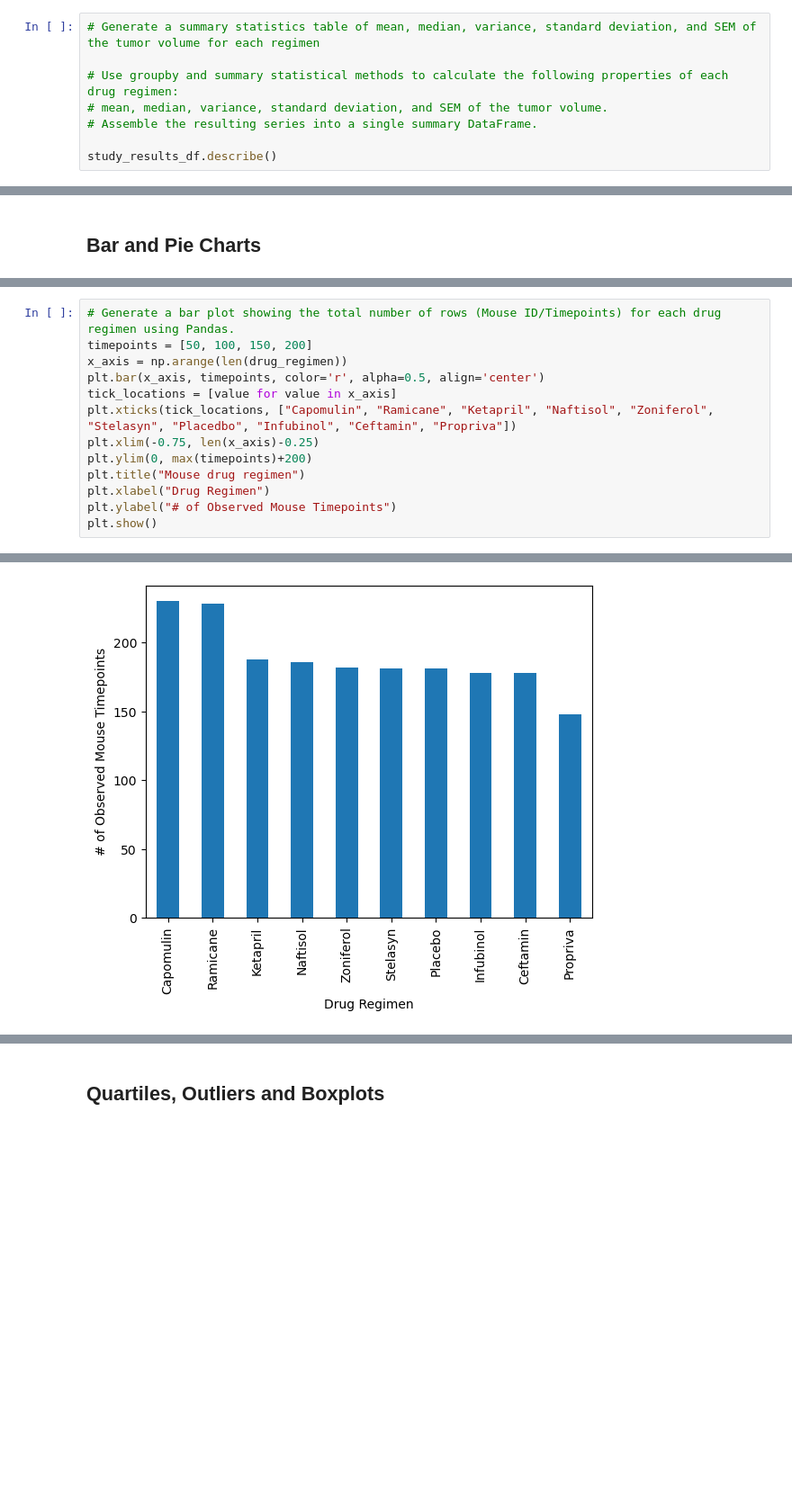
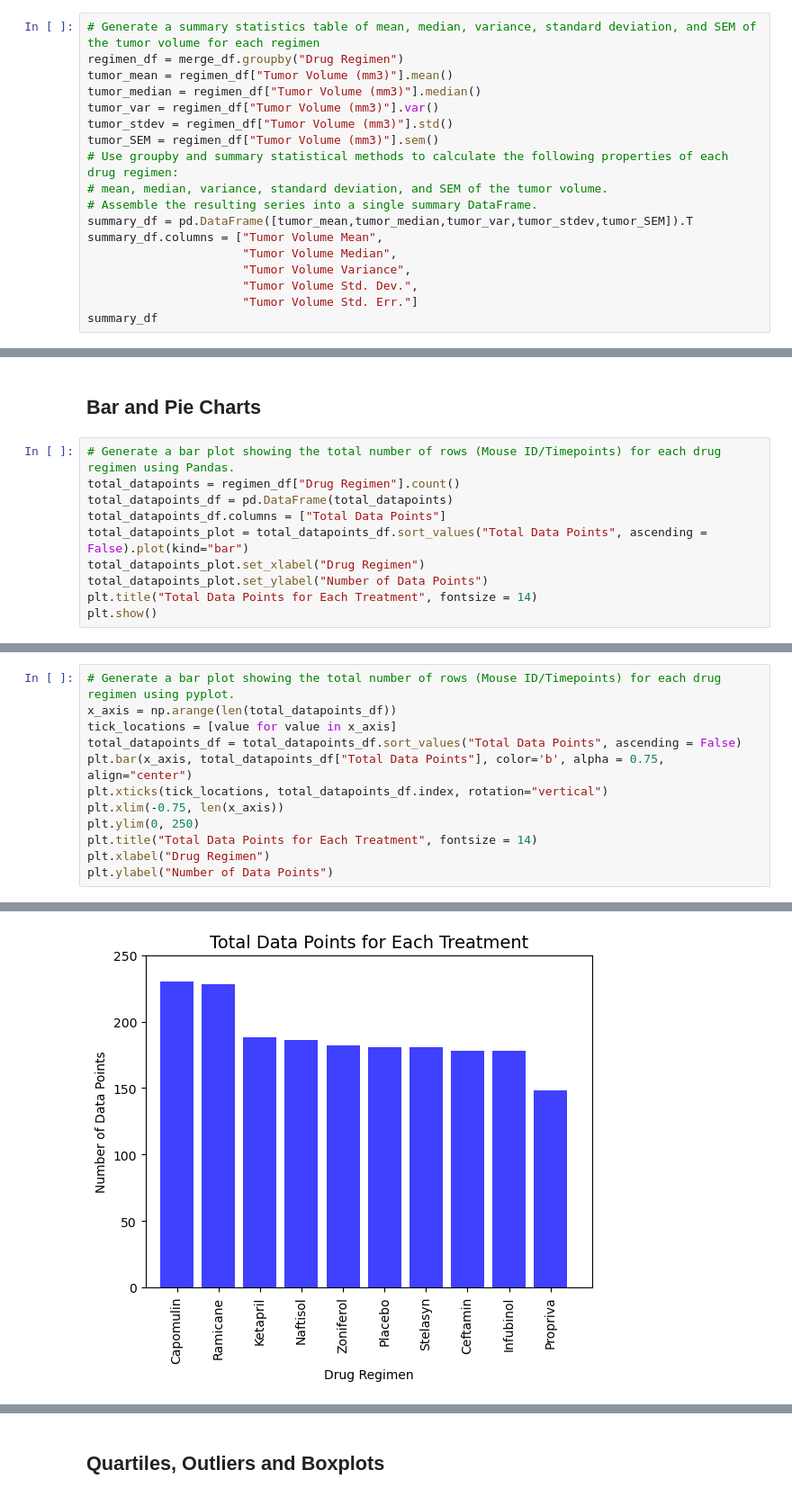
Before and after one commit to Angye212001/MatPlotLib-Mod-5, a Jupyter notebook: pymaceuticals_starter.ipynb, the cells around one changed output, grey strips where cells are left out. Shown at 90% size. Saved outputs shown, nothing was run; the diff lists cells and outputs as text; blank space fills up the shorter version.

```diff
--- a/pymaceuticals_starter.ipynb
+++ b/pymaceuticals_starter.ipynb
@@ -85,10 +77,20 @@ total
 ## Summary Statistics
 # %%
 # Generate a summary statistics table of mean, median, variance, standard deviation, and SEM of the tumor volume for each regimen
-
+regimen_df = merge_df.groupby("Drug Regimen")
+tumor_mean = regimen_df["Tumor Volume (mm3)"].mean()
+tumor_median = regimen_df["Tumor Volume (mm3)"].median()
+tumor_var = regimen_df["Tumor Volume (mm3)"].var()
+tumor_stdev = regimen_df["Tumor Volume (mm3)"].std()
+tumor_SEM = regimen_df["Tumor Volume (mm3)"].sem()
 # Use groupby and summary statistical methods to calculate the following properties of each drug regimen:
 # mean, median, variance, standard deviation, and SEM of the tumor volume.
 # Assemble the resulting series into a single summary DataFrame.
-
-study_results_df.describe()
+summary_df = pd.DataFrame([tumor_mean,tumor_median,tumor_var,tumor_stdev,tumor_SEM]).T
+summary_df.columns = ["Tumor Volume Mean",
+                      "Tumor Volume Median",
+                      "Tumor Volume Variance",
+                      "Tumor Volume Std. Dev.",
+                      "Tumor Volume Std. Err."]
+summary_df
 # %% [output]
@@ -125,3 +128,13 @@ study_results_df.describe()
 | Zoniferol | 53.236507 | 51.818479 | 48.533355 | 6.966589 | 0.516398 |
 # %% [markdown]
 ## Bar and Pie Charts
+# %%
+# Generate a bar plot showing the total number of rows (Mouse ID/Timepoints) for each drug regimen using Pandas.
+total_datapoints = regimen_df["Drug Regimen"].count()
+total_datapoints_df = pd.DataFrame(total_datapoints)
+total_datapoints_df.columns = ["Total Data Points"]
+total_datapoints_plot = total_datapoints_df.sort_values("Total Data Points", ascending = False).plot(kind="bar")
+total_datapoints_plot.set_xlabel("Drug Regimen")
+total_datapoints_plot.set_ylabel("Number of Data Points")
+plt.title("Total Data Points for Each Treatment", fontsize = 14)
+plt.show()
@@ -128,14 +143,13 @@ study_results_df.describe()
 # %%
-# Generate a bar plot showing the total number of rows (Mouse ID/Timepoints) for each drug regimen using Pandas.
-timepoints = [50, 100, 150, 200]
-x_axis = np.arange(len(drug_regimen))
-plt.bar(x_axis, timepoints, color='r', alpha=0.5, align='center')
+# Generate a bar plot showing the total number of rows (Mouse ID/Timepoints) for each drug regimen using pyplot.
+x_axis = np.arange(len(total_datapoints_df))
 tick_locations = [value for value in x_axis]
-plt.xticks(tick_locations, ["Capomulin", "Ramicane", "Ketapril", "Naftisol", "Zoniferol", "Stelasyn", "Placedbo", "Infubinol", "Ceftamin", "Propriva"])
-plt.xlim(-0.75, len(x_axis)-0.25)
-plt.ylim(0, max(timepoints)+200)
-plt.title("Mouse drug regimen")
+total_datapoints_df = total_datapoints_df.sort_values("Total Data Points", ascending = False)
+plt.bar(x_axis, total_datapoints_df["Total Data Points"], color='b', alpha = 0.75, align="center")
+plt.xticks(tick_locations, total_datapoints_df.index, rotation="vertical")
+plt.xlim(-0.75, len(x_axis))
+plt.ylim(0, 250)
+plt.title("Total Data Points for Each Treatment", fontsize = 14)
 plt.xlabel("Drug Regimen")
-plt.ylabel("# of Observed Mouse Timepoints")
-plt.show()
+plt.ylabel("Number of Data Points")
 # %% [output]
@@ -142 +157 @@ plt.show()
-[figure, old version]
+[figure, new version]
```
Also changed, not shown: parts of 22 cells of this notebook.
